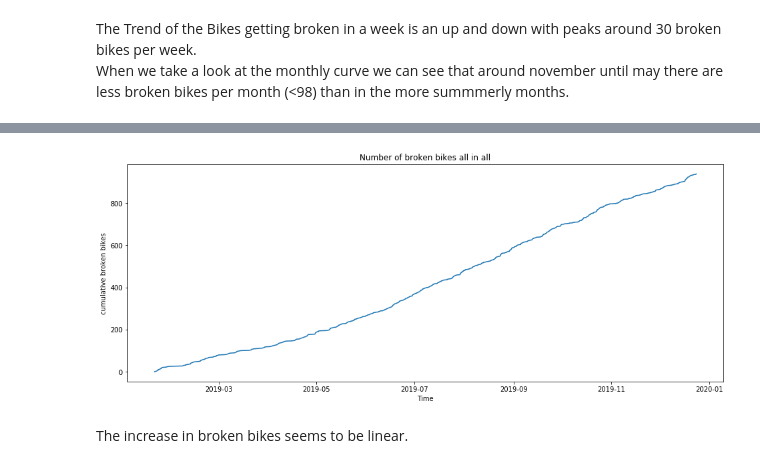
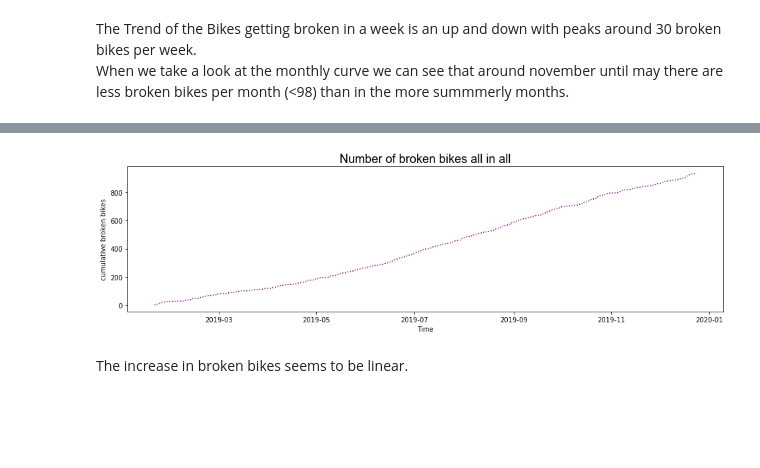
Before and after one commit to mogottsch/dsml_2020_magma, a Jupyter notebook: 2_kpi_calculation/KPI_Calculation.ipynb, the cells around one changed output, grey strips where cells are left out. Cells and saved outputs as stored; diff of their text form; code cells hidden in the pictures; blank space fills up the shorter version.

```diff
--- a/2_kpi_calculation/KPI_Calculation.ipynb
+++ b/2_kpi_calculation/KPI_Calculation.ipynb
@@ -643,14 +685,14 @@ See the caveats in the documentation: https://pandas.pydata.org/pandas-docs/stab
 939 rows × 12 columns
 # %%
-fig,ax = plt.subplots(figsize=(16,6))
-ax.plot(duisburg_diff_true["cumulative_broken_bikes"]) #plotting all broken bikes over the year
-ax.set_title("Number of broken bikes all in all")
+fig,ax = plt.subplots(figsize=(16,4))
+ax.plot(duisburg_diff_true["cumulative_broken_bikes"], ':', color='purple') #plotting all broken bikes over the year
+ax.set_title("Number of broken bikes all in all", fontsize=18, fontname="Arial")
 ax.set_xlabel("Time")
 ax.set_ylabel("cumulative broken bikes")
 
 plt.show()
 # %% [output]
-[figure, old version]
+[figure, new version]
 # %% [markdown]
 The increase in broken bikes seems to be linear.
 # %% [markdown]
```
Also changed, not shown: parts of 22 cells of this notebook, 2 other files.
